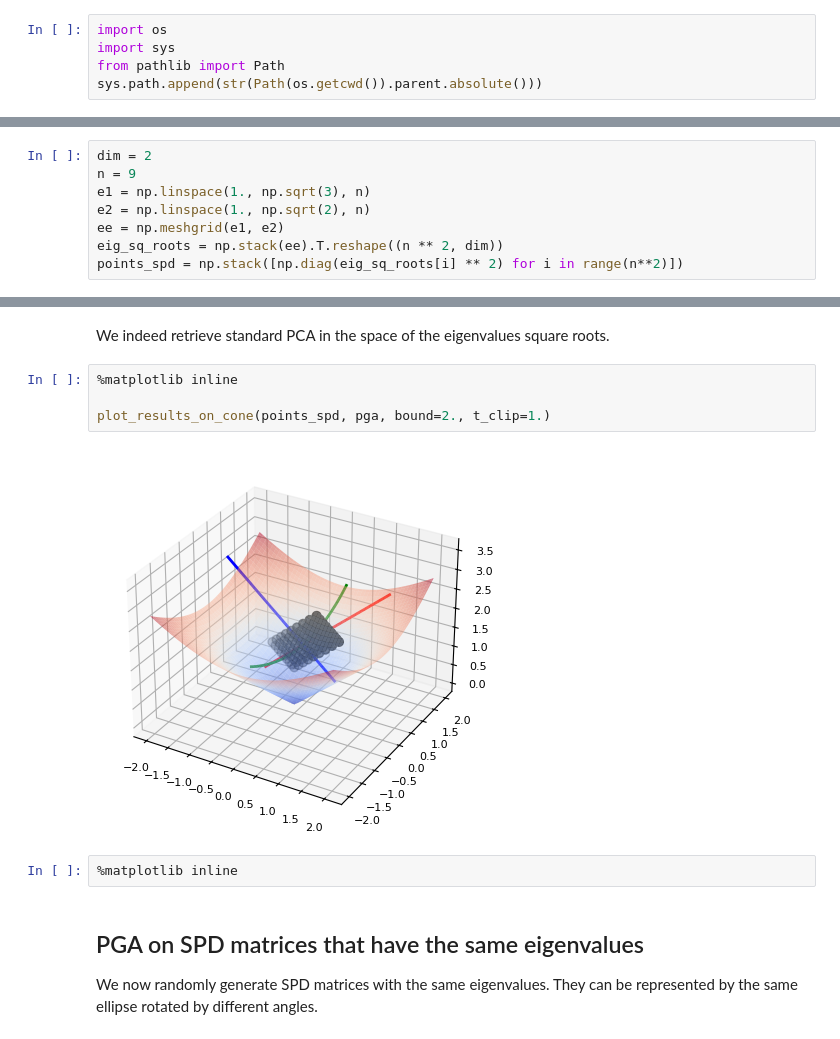
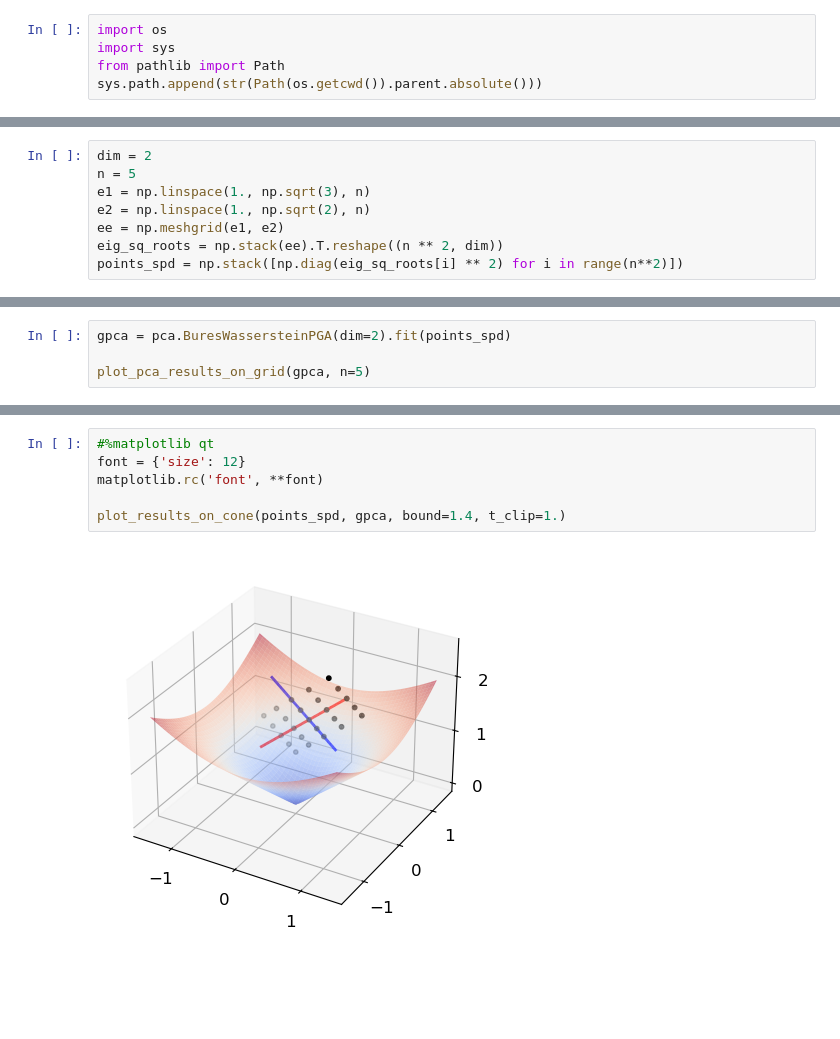
Before and after one commit to alebrigant/bures-wasserstein-gpca, a Jupyter notebook: examples/pga_and_spectral_decomposition.ipynb, the cells around one changed output, grey strips where cells are left out. Drawn from its saved outputs; the diff is of its cells as text; blank space fills up the shorter version.

Commit message:
keep only experiment on matrices diagonalizable in same basis

```diff
--- a/examples/pga_and_spectral_decomposition.ipynb
+++ b/examples/pga_and_spectral_decomposition.ipynb
@@ -21,6 +36,6 @@ The Bures Wasserstein distance between two SPD matrices that are diagonalizable
 # %%
 dim = 2
-n = 9
+n = 5
 e1 = np.linspace(1., np.sqrt(3), n)
 e2 = np.linspace(1., np.sqrt(2), n)
 ee = np.meshgrid(e1, e2)
@@ -36,0 +44,4 @@ success
+# %%
+gpca = pca.BuresWassersteinPGA(dim=2).fit(points_spd)
+
+plot_pca_results_on_grid(gpca, n=5)
@@ -73,14 +56,8 @@ plt.show()
-# %% [markdown]
-We indeed retrieve standard PCA in the space of the eigenvalues square roots.
 # %%
-%matplotlib inline
+#%matplotlib qt
+font = {'size': 12}
+matplotlib.rc('font', **font)
 
-plot_results_on_cone(points_spd, pga, bound=2., t_clip=1.)
+plot_results_on_cone(points_spd, gpca, bound=1.4, t_clip=1.)
 # %% [output]
-[figure, old version]
+[figure, new version]
-# %%
-%matplotlib inline
-# %% [markdown]
-## PGA on SPD matrices that have the same eigenvalues
-
-We now randomly generate SPD matrices with the same eigenvalues. They can be represented by the same ellipse rotated by different angles.
```
Also changed, not shown: parts of 24 cells of this notebook.
